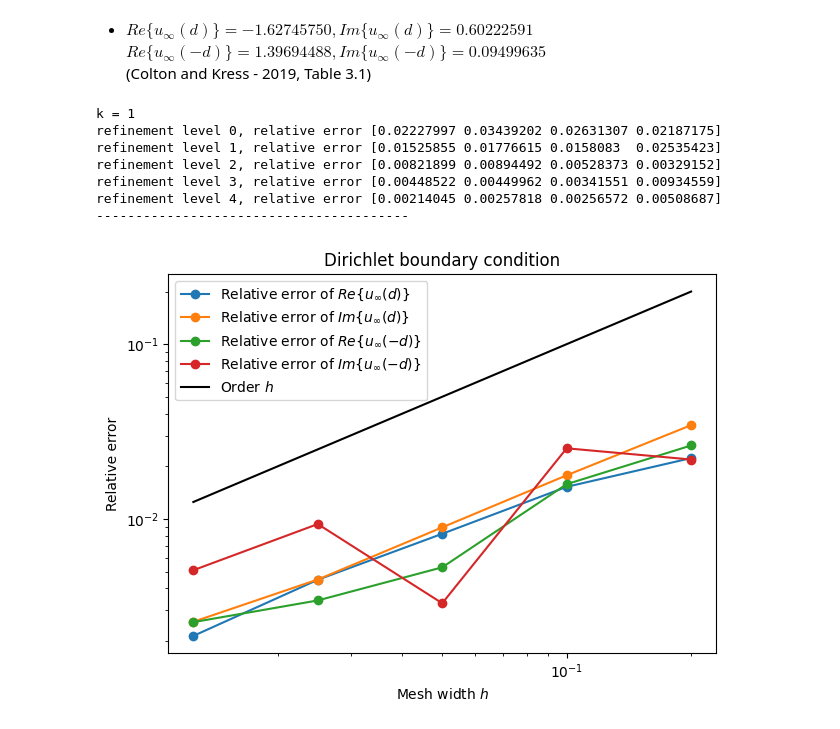
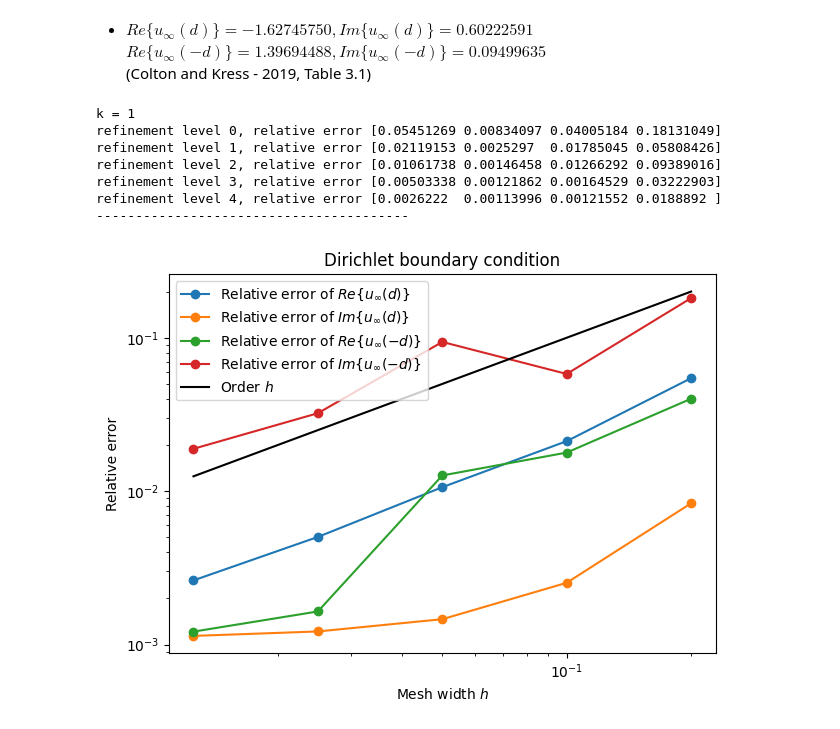
Before and after one commit to gninr/scattering, a Jupyter notebook: plane_wave.ipynb, the cells around one changed output. Drawn from its saved outputs; the diff is of its cells as text; code cells hidden in the pictures.

```diff
--- a/plane_wave.ipynb
+++ b/plane_wave.ipynb
@@ -62,10 +62,10 @@ plot_far_field_vol(k, uh, R0, R1, inc)
 # Kite
 # %%
 shape = "kite"
-a0 = b0 = 4.0
-a1 = b1 = 4.25
-R0 = 2.5
-R1 = 3.5
+a0 = b0 = 2.75
+a1 = b1 = 3.0
+R0 = 2.3
+R1 = 2.7
 if R0 is not None and R1 is not None:
     annular = True
 else:
@@ -84,7 +84,7 @@ plot_mesh(mesh)
 k = 1
 omega = k * c
 x = fd.SpatialCoordinate(mesh)
-inc = fd.exp(1j * fd.dot(fd.as_vector(d), x))
+inc = fd.exp(1j * k * fd.dot(fd.as_vector(d), x))
 g = -inc
 
 uh = solve(mesh, k, a0, a1, b0, b1, g, annular=annular)
@@ -174,7 +204,7 @@ errors = []
 for level in levels:
     m = mesh_hierarchy[level]
     x = fd.SpatialCoordinate(m)
-    inc = fd.exp(1j * fd.dot(fd.as_vector(d), x))
+    inc = fd.exp(1j * k * fd.dot(fd.as_vector(d), x))
     g = -inc
 
     uh = solve(m, k, a0, a1, b0, b1, g, annular=annular)
@@ -182,36 +212,36 @@ for level in levels:
     u_inf = np.empty(4)
     u_inf1 = far_field(k, uh, 0, inc)
     u_inf[0] = u_inf1.real
     u_inf[1] = u_inf1.imag
     u_inf2 = far_field(k, uh, np.pi, inc)
     u_inf[2] = u_inf2.real
     u_inf[3] = u_inf2.imag
     rel_err = np.abs((u_inf - u_inf_ref) / u_inf_ref)
     print(f"refinement level {level}, relative error {rel_err}")
     errors.append(rel_err)
 errors = np.array(errors)
 plt.loglog(hs, errors[:, 0], "-o",
            label=r"Relative error of $Re\{u_\infty(d)\}$")
 plt.loglog(hs, errors[:, 1], "-o",
            label=r"Relative error of $Im\{u_\infty(d)\}$")
 plt.loglog(hs, errors[:, 2], "-o",
            label=r"Relative error of $Re\{u_\infty(-d)\}$")
 plt.loglog(hs, errors[:, 3], "-o",
            label=r"Relative error of $Im\{u_\infty(-d)\}$")
 print("----------------------------------------")
 
 plt.loglog(hs, hs, "k", label=r"Order $h$")
 plt.legend()
 plt.xlabel(r"Mesh width $h$")
 plt.ylabel("Relative error")
 plt.title("Dirichlet boundary condition")
 plt.tight_layout()
 # %% [output]
 k = 1
-refinement level 0, relative error [0.02227997 0.03439202 0.02631307 0.02187175]
-refinement level 1, relative error [0.01525855 0.01776615 0.0158083  0.02535423]
-refinement level 2, relative error [0.00821899 0.00894492 0.00528373 0.00329152]
-refinement level 3, relative error [0.00448522 0.00449962 0.00341551 0.00934559]
-refinement level 4, relative error [0.00214045 0.00257818 0.00256572 0.00508687]
+refinement level 0, relative error [0.05451269 0.00834097 0.04005184 0.18131049]
+refinement level 1, relative error [0.02119153 0.0025297  0.01785045 0.05808426]
+refinement level 2, relative error [0.01061738 0.00146458 0.01266292 0.09389016]
+refinement level 3, relative error [0.00503338 0.00121862 0.00164529 0.03222903]
+refinement level 4, relative error [0.0026222  0.00113996 0.00121552 0.0188892 ]
 ----------------------------------------
-[figure, old version]
+[figure, new version]
```
Also changed, not shown: parts of 19 cells of this notebook.
